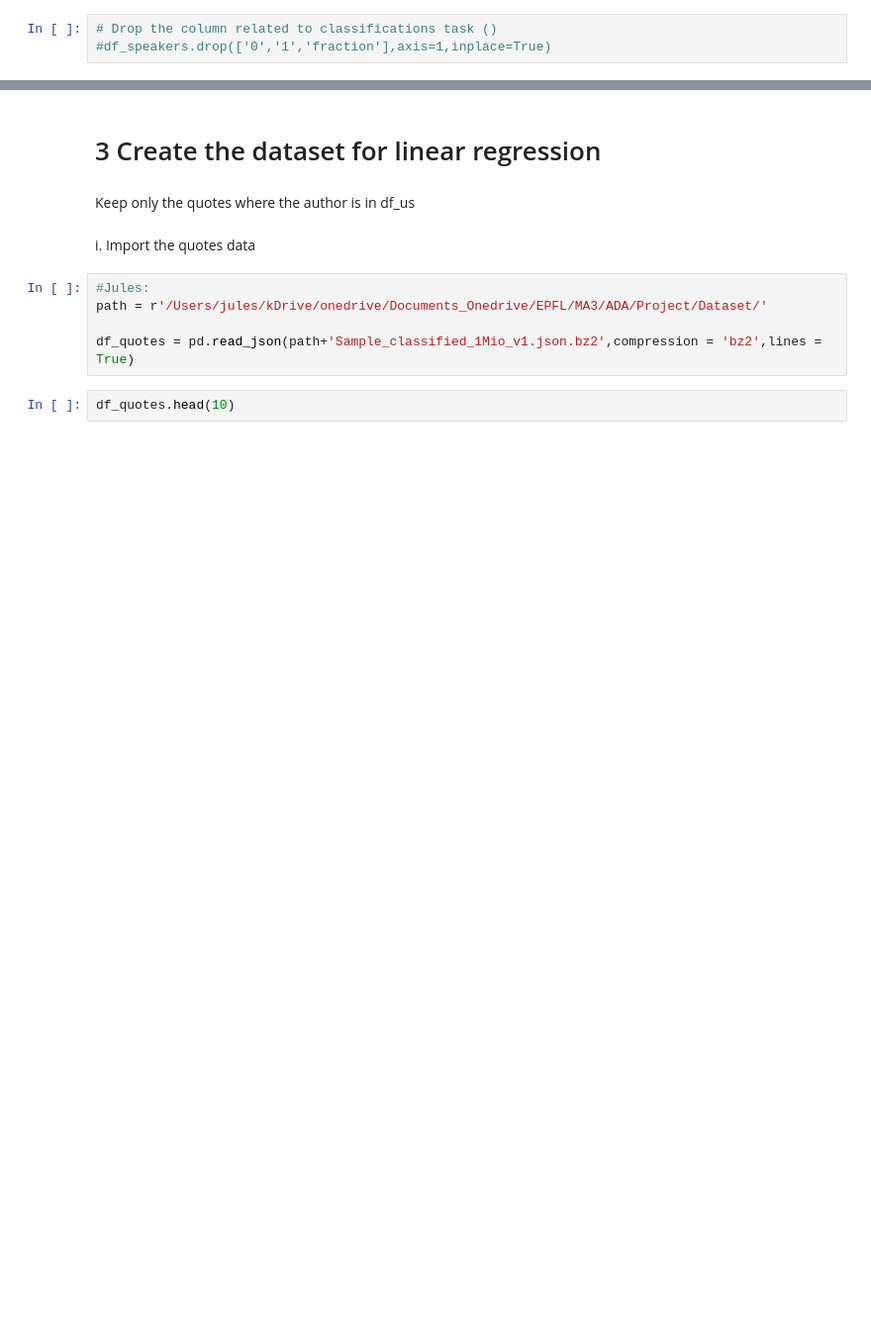
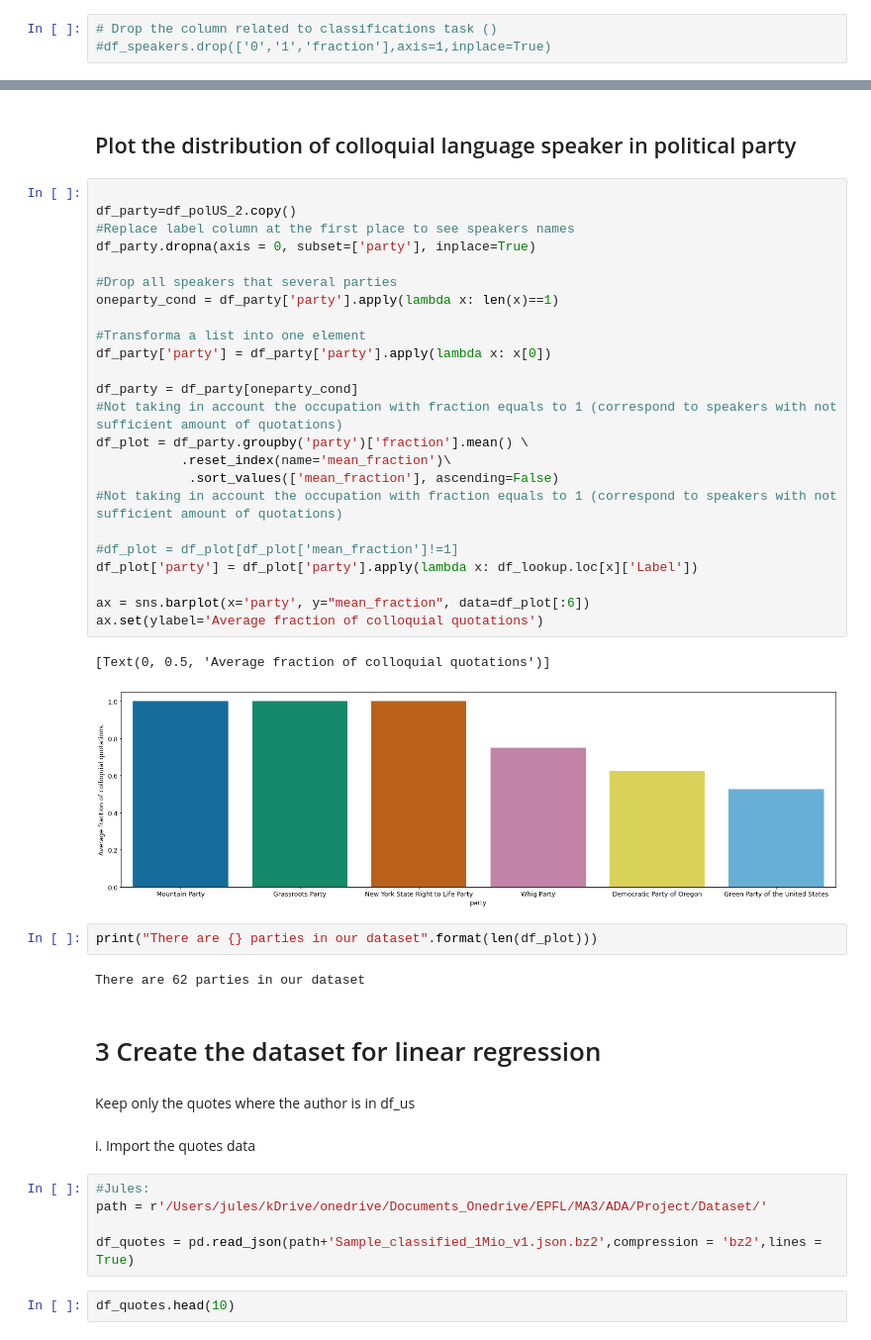
Before and after one commit to epfl-ada/ada-2021-project-adacadabra, a Jupyter notebook: ANALYSIS/Aggregation_political.ipynb, the cells around one changed output, grey strips where cells are left out. Shown at 99% size. Cells and saved outputs as stored; diff of their text form; blank space fills up the shorter version.

Commit message:
Plot statistics on political party

```diff
--- a/ANALYSIS/Aggregation_political.ipynb
+++ b/ANALYSIS/Aggregation_political.ipynb
@@ -69,3 +51,36 @@ Retrieve only american politicans
+# %% [markdown]
+## Plot the distribution of colloquial language speaker in political party
+# %%
+
+df_party=df_polUS_2.copy()
+#Replace label column at the first place to see speakers names
+df_party.dropna(axis = 0, subset=['party'], inplace=True)
+
+#Drop all speakers that several parties
+oneparty_cond = df_party['party'].apply(lambda x: len(x)==1)
+
+#Transforma a list into one element
+df_party['party'] = df_party['party'].apply(lambda x: x[0])
+
+df_party = df_party[oneparty_cond]
+#Not taking in account the occupation with fraction equals to 1 (correspond to speakers with not sufficient amount of quotations)
+df_plot = df_party.groupby('party')['fraction'].mean() \
+           .reset_index(name='mean_fraction')\
+            .sort_values(['mean_fraction'], ascending=False)
+#Not taking in account the occupation with fraction equals to 1 (correspond to speakers with not sufficient amount of quotations)
+
+#df_plot = df_plot[df_plot['mean_fraction']!=1]
+df_plot['party'] = df_plot['party'].apply(lambda x: df_lookup.loc[x]['Label'])
+
+ax = sns.barplot(x='party', y="mean_fraction", data=df_plot[:6])
+ax.set(ylabel='Average fraction of colloquial quotations')
+# %% [output]
+[Text(0, 0.5, 'Average fraction of colloquial quotations')]
+[figure, added]
+# %%
+print("There are {} parties in our dataset".format(len(df_plot)))
+# %% [output]
+There are 62 parties in our dataset
 # %% [markdown]
 # 3 Create the dataset for linear regression
 # %% [markdown]
```
Also changed, not shown: parts of 3 cells of this notebook.
